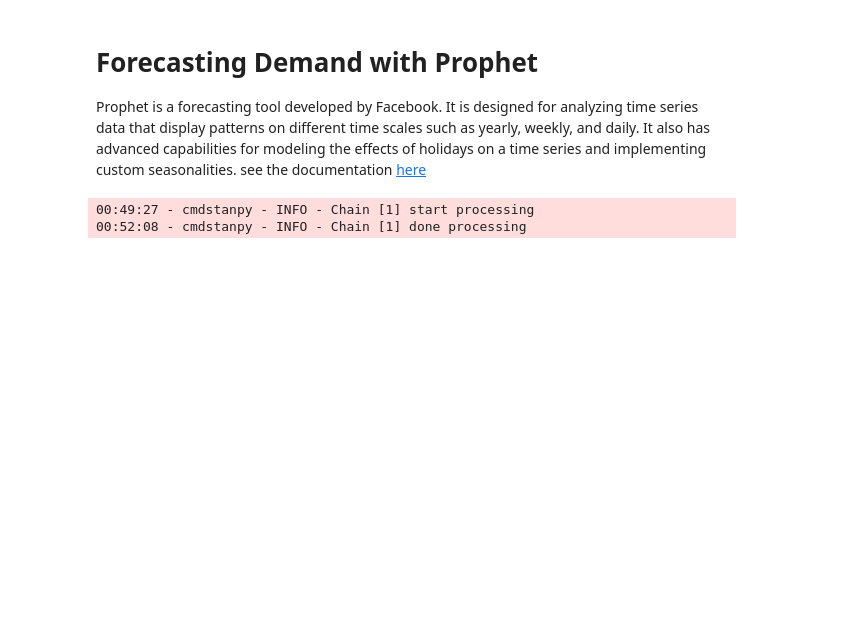
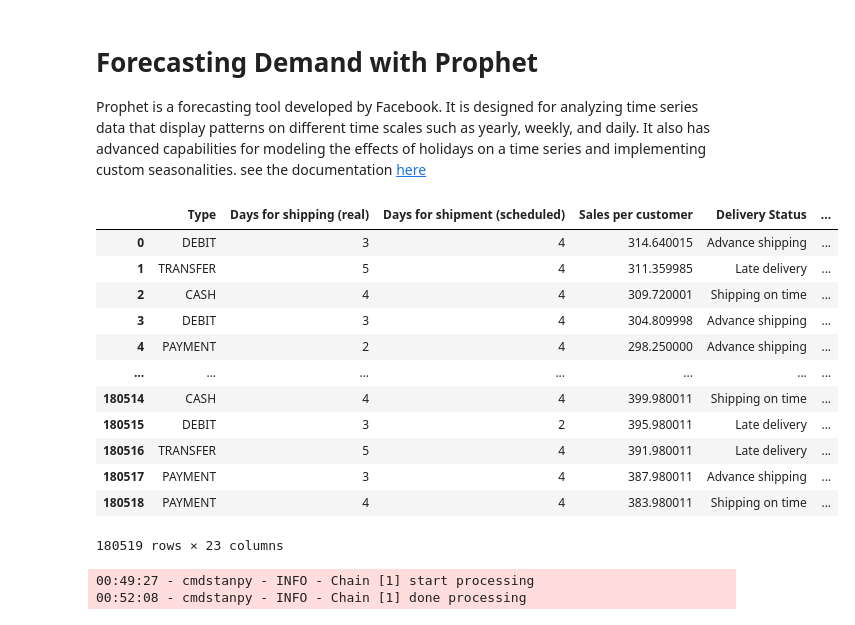
Before and after one commit to SunithAreng/DSS_Project_DataCo, a Jupyter notebook: demand-forecasting-and-inventory-optimisation.ipynb, the cells around one changed output. Saved outputs shown, nothing was run; the diff lists cells and outputs as text; code cells hidden in the pictures; blank space fills up the shorter version.

```diff
--- a/demand-forecasting-and-inventory-optimisation.ipynb
+++ b/demand-forecasting-and-inventory-optimisation.ipynb
@@ -563,6 +579,24 @@ Forecasting Demand with Prophet
 <p>
 Prophet is a forecasting tool developed by Facebook. It is designed for analyzing time series data that display patterns on different time scales such as yearly, weekly, and daily. It also has advanced capabilities for modeling the effects of holidays on a time series and implementing custom seasonalities. see the documentation <a href="https://facebook.github.io/prophet/docs/quick_start.html">here</a>
 </p>
+# %%
+prophet_df = df.copy()
+prophet_df = prophet_df.rename(columns={'shipping date (DateOrders)': 'ds', 'Sales': 'y'})
+prophet_df
+# %% [output]
+|  | Type | Days for shipping (real) | Days for shipment (scheduled) | Sales per customer | Delivery Status | ... |
+| 0 | DEBIT | 3 | 4 | 314.640015 | Advance shipping | ... |
+| 1 | TRANSFER | 5 | 4 | 311.359985 | Late delivery | ... |
+| 2 | CASH | 4 | 4 | 309.720001 | Shipping on time | ... |
+| 3 | DEBIT | 3 | 4 | 304.809998 | Advance shipping | ... |
+| 4 | PAYMENT | 2 | 4 | 298.250000 | Advance shipping | ... |
+| ... | ... | ... | ... | ... | ... | ... |
+| 180514 | CASH | 4 | 4 | 399.980011 | Shipping on time | ... |
+| 180515 | DEBIT | 3 | 2 | 395.980011 | Late delivery | ... |
+| 180516 | TRANSFER | 5 | 4 | 391.980011 | Late delivery | ... |
+| 180517 | PAYMENT | 3 | 4 | 387.980011 | Advance shipping | ... |
+| 180518 | PAYMENT | 4 | 4 | 383.980011 | Shipping on time | ... |
+180519 rows × 23 columns
 # %%
 #| code-fold: true
 #| code-summary: "Show the code"
```
Also changed, not shown: parts of 2 cells of this notebook, 4 other files.
